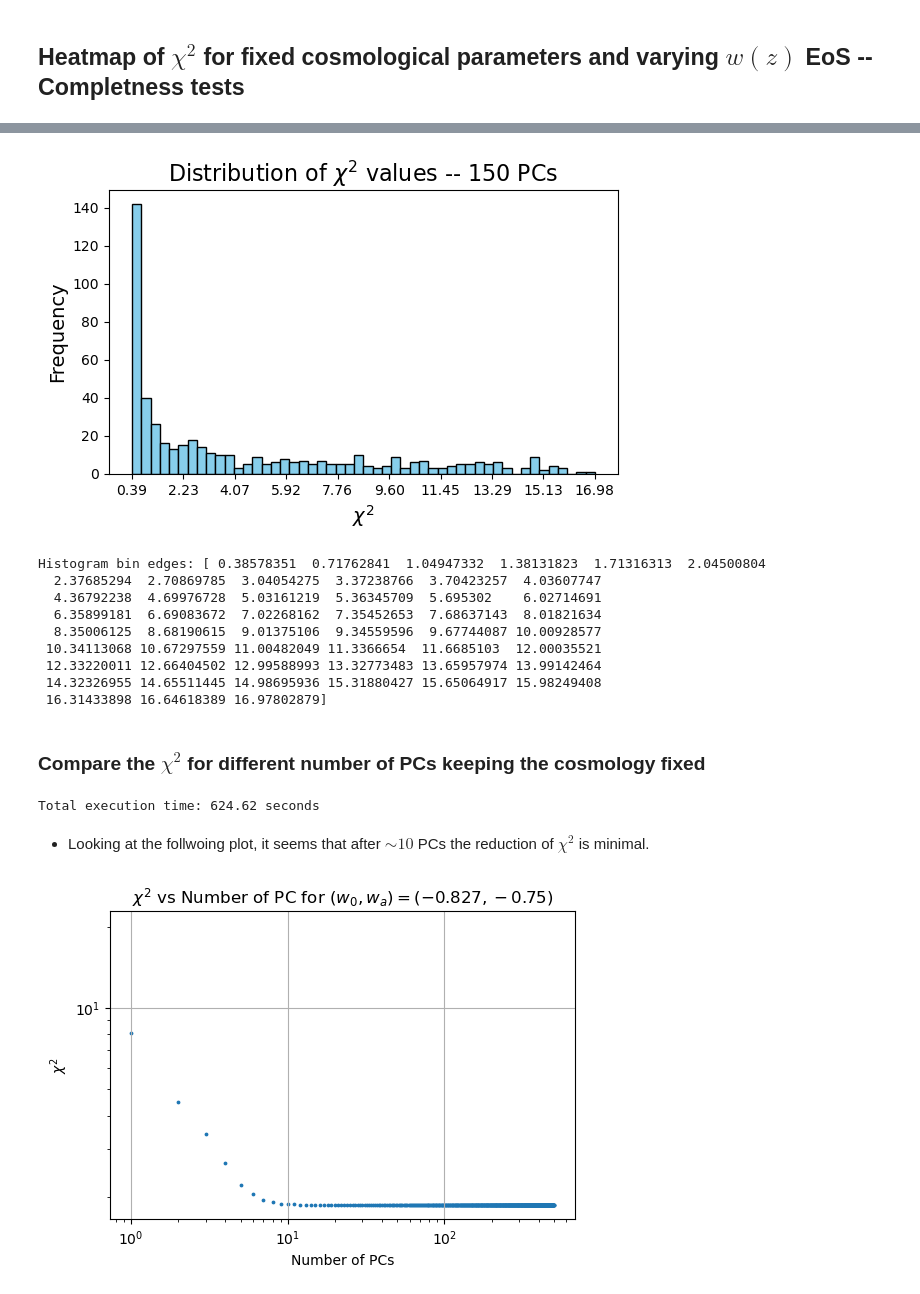
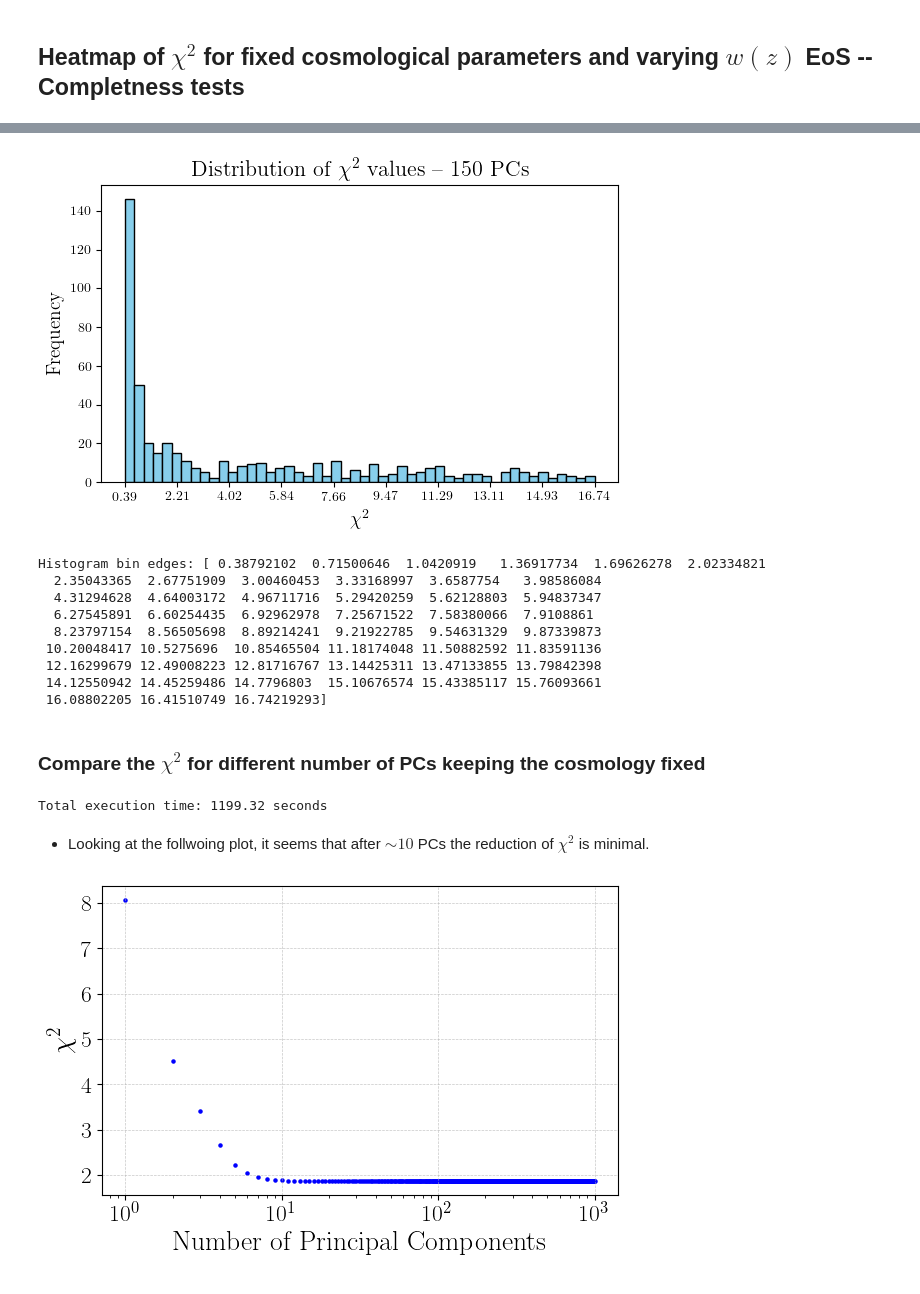
Before and after one commit to SBU-COSMOLIKE/emul2024, a Jupyter notebook: artemis/Completeness_tests.ipynb, the cells around one changed output, grey strips where cells are left out. Drawn from its saved outputs; the diff is of its cells as text; code cells hidden in the pictures.

```diff
--- a/artemis/Completeness_tests.ipynb
+++ b/artemis/Completeness_tests.ipynb
@@ -2,6 +2,9 @@
 import numpy as np
 from joblib import Parallel, delayed
 import matplotlib.pyplot as plt
+import matplotlib
+matplotlib.rcParams['font.family']='serif'
+matplotlib.rcParams['text.usetex'] = True
 from scipy.interpolate import interp1d, griddata
 #from scipy.interpolate import Akima1DInterpolator
 #from scipy.stats import multivariate_normal
@@ -741,16 +744,16 @@ plt.show()
 # limits of the histogram bins
 print("Histogram bin edges:", bins)
 # %% [output]
-[figure, old version]
+[figure, new version]
-Histogram bin edges: [ 0.38578351  0.71762841  1.04947332  1.38131823  1.71316313  2.04500804
-  2.37685294  2.70869785  3.04054275  3.37238766  3.70423257  4.03607747
-  4.36792238  4.69976728  5.03161219  5.36345709  5.695302    6.02714691
-  6.35899181  6.69083672  7.02268162  7.35452653  7.68637143  8.01821634
-  8.35006125  8.68190615  9.01375106  9.34559596  9.67744087 10.00928577
- 10.34113068 10.67297559 11.00482049 11.3366654  11.6685103  12.00035521
- 12.33220011 12.66404502 12.99588993 13.32773483 13.65957974 13.99142464
- 14.32326955 14.65511445 14.98695936 15.31880427 15.65064917 15.98249408
- 16.31433898 16.64618389 16.97802879]
+Histogram bin edges: [ 0.38792102  0.71500646  1.0420919   1.36917734  1.69626278  2.02334821
+  2.35043365  2.67751909  3.00460453  3.33168997  3.6587754   3.98586084
+  4.31294628  4.64003172  4.96711716  5.29420259  5.62128803  5.94837347
+  6.27545891  6.60254435  6.92962978  7.25671522  7.58380066  7.9108861
+  8.23797154  8.56505698  8.89214241  9.21922785  9.54631329  9.87339873
+ 10.20048417 10.5275696  10.85465504 11.18174048 11.50882592 11.83591136
+ 12.16299679 12.49008223 12.81716767 13.14425311 13.47133855 13.79842398
+ 14.12550942 14.45259486 14.7796803  15.10676574 15.43385117 15.76093661
+ 16.08802205 16.41510749 16.74219293]
 # %% [markdown]
 ### Compare the $\chi^2$ for different number of PCs keeping the cosmology fixed
 # %%
@@ -761,7 +764,7 @@ start_time = time.time()
 n_jobs = -1  # Use all available CPU cores
 results = Parallel(n_jobs=n_jobs)(
     delayed(lambda NPC: (*compute_chisq_dyn(-0.827, -0.75, [73, 0.24], NPC), NPC))(NPC)
-    for NPC in range(500)
+    for NPC in range(1,1001)
 )
 
 # Store results in a DataFrame, including NPC as a column
@@ -774,19 +777,24 @@ end_time = time.time()
 total_time = end_time - start_time
 print(f"Total execution time: {total_time:.2f} seconds")
 # %% [output]
-Total execution time: 624.62 seconds
+Total execution time: 1199.32 seconds
 # %% [markdown]
 - Looking at the follwoing plot, it seems that after $\sim 10$ PCs the reduction of $\chi^2$ is minimal.
 # %%
 # Plotting chi-squared vs NPC
+
 plt.figure(figsize=(6, 4))
-plt.scatter(chisq_compare_NPC['NPC'], chisq_compare_NPC['chisq'], s=3)
-plt.xlabel('Number of PCs')
-plt.ylabel(r'$\chi^2$')
+plt.scatter(chisq_compare_NPC['NPC'], chisq_compare_NPC['chisq'], s=5, color='blue')
+plt.xlabel('Number of Principal Components', fontsize=20, weight='bold')
+plt.ylabel(r'$\chi^2$', fontsize=20, weight='bold')
 plt.xscale('log')
-plt.yscale('log')
-plt.title(r'$\chi^2$ vs Number of PC for $(w_0,w_a) = (-0.827, -0.75)$')
-plt.grid(True)
+#plt.yscale('log')
+#plt.title(r'$\chi^2$ vs Number of PC for $(w_0,w_a) = (-0.827, -0.75)$')
+plt.grid(True, linestyle='--', linewidth=0.5, alpha=0.7)
+plt.xticks(fontsize=17, family='serif')
+plt.yticks(fontsize=17, family='serif')
+plt.tight_layout()
+plt.savefig("/home/venus/cosmo_stuff/emul2024/artemis/chiSq_vs_number_of_PCs.pdf", format="pdf", bbox_inches="tight")
 plt.show()
 # %% [output]
-[figure, old version]
+[figure, new version]
```
Also changed, not shown: parts of 10 cells of this notebook, 2 other files.
